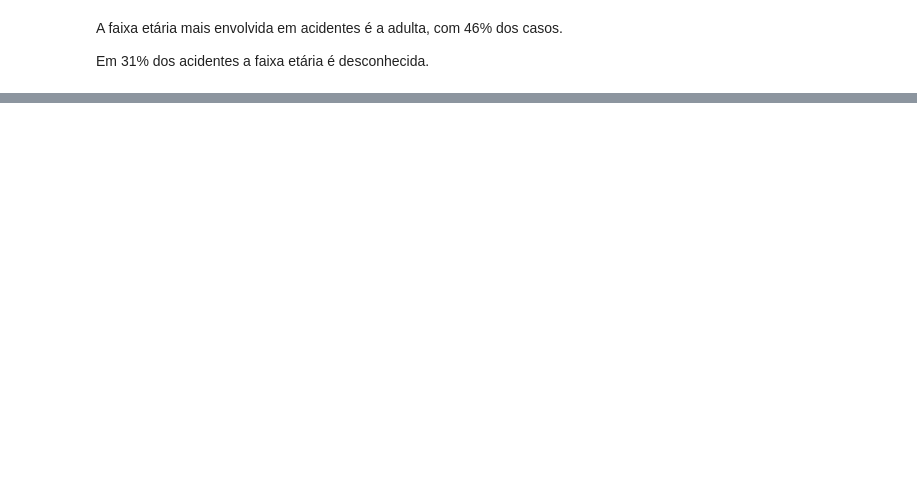
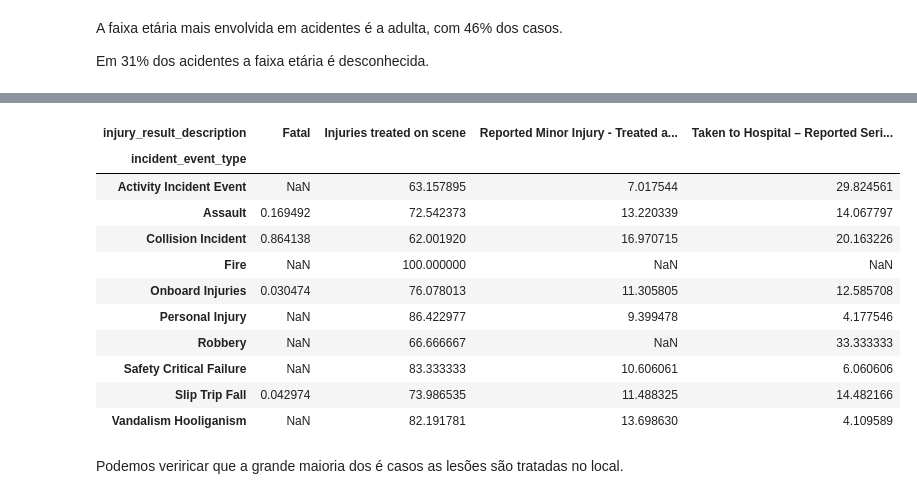
Before and after one commit to andre-almd/Risk-Analysis-in-Public-Transport, a Jupyter notebook: public_transport_analysis.ipynb, the cells around one changed output, grey strips where cells are left out. Saved outputs shown, nothing was run; the diff lists cells and outputs as text; code cells hidden in the pictures; blank space fills up the shorter version.

```diff
--- a/public_transport_analysis.ipynb
+++ b/public_transport_analysis.ipynb
@@ -229,0 +291,28 @@ Em 31% dos acidentes a faixa etária é desconhecida.
+# %%
+injury_description = data[['day', 'incident_event_type', 'injury_result_description']].groupby(['incident_event_type', 'injury_result_description']).count()
+injury_description = injury_description.rename(columns={'day':'count'})
+
+# Calculate percentage for each injury description for each incident event type
+injury_description_percent = injury_description.groupby(level=0).apply(lambda x: 100 * x / x.sum())
+
+injury_description['percent'] = injury_description_percent.values
+
+# unidex by 1 level
+injury_description = injury_description.unstack(level=1)
+# %%
+injury_description['percent']
+# %% [output]
+| injury_result_description | Fatal | Injuries treated on scene | Reported Minor Injury - Treated a... | Taken to Hospital – Reported Seri... |
+| incident_event_type |  |  |  |  |
+| Activity Incident Event | NaN | 63.157895 | 7.017544 | 29.824561 |
+| Assault | 0.169492 | 72.542373 | 13.220339 | 14.067797 |
+| Collision Incident | 0.864138 | 62.001920 | 16.970715 | 20.163226 |
+| Fire | NaN | 100.000000 | NaN | NaN |
+| Onboard Injuries | 0.030474 | 76.078013 | 11.305805 | 12.585708 |
+| Personal Injury | NaN | 86.422977 | 9.399478 | 4.177546 |
+| Robbery | NaN | 66.666667 | NaN | 33.333333 |
+| Safety Critical Failure | NaN | 83.333333 | 10.606061 | 6.060606 |
+| Slip Trip Fall | 0.042974 | 73.986535 | 11.488325 | 14.482166 |
+| Vandalism Hooliganism | NaN | 82.191781 | 13.698630 | 4.109589 |
+# %% [markdown]
+Podemos veriricar que a grande maioria dos é casos as lesões são tratadas no local.
```
Also changed, not shown: parts of 7 cells of this notebook.
